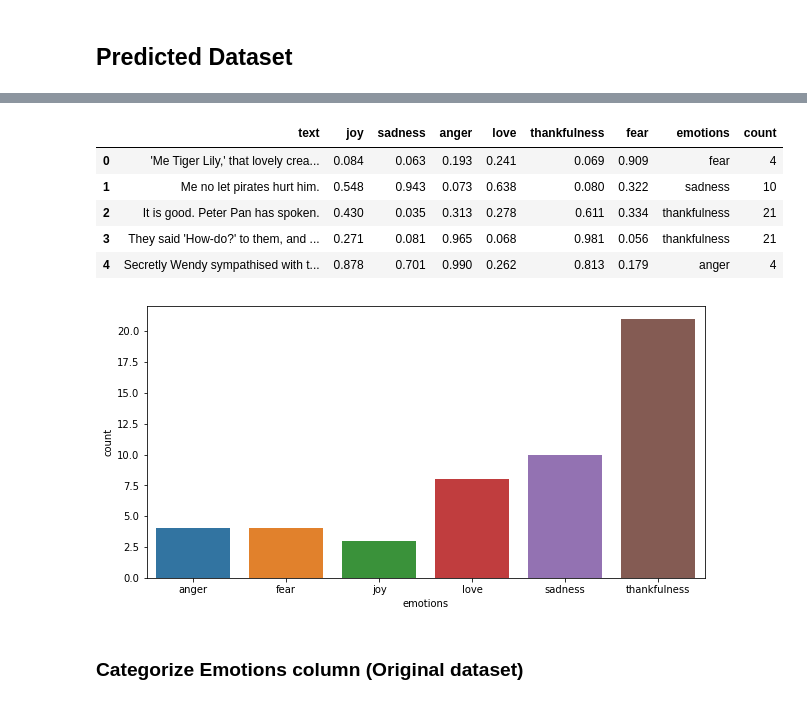
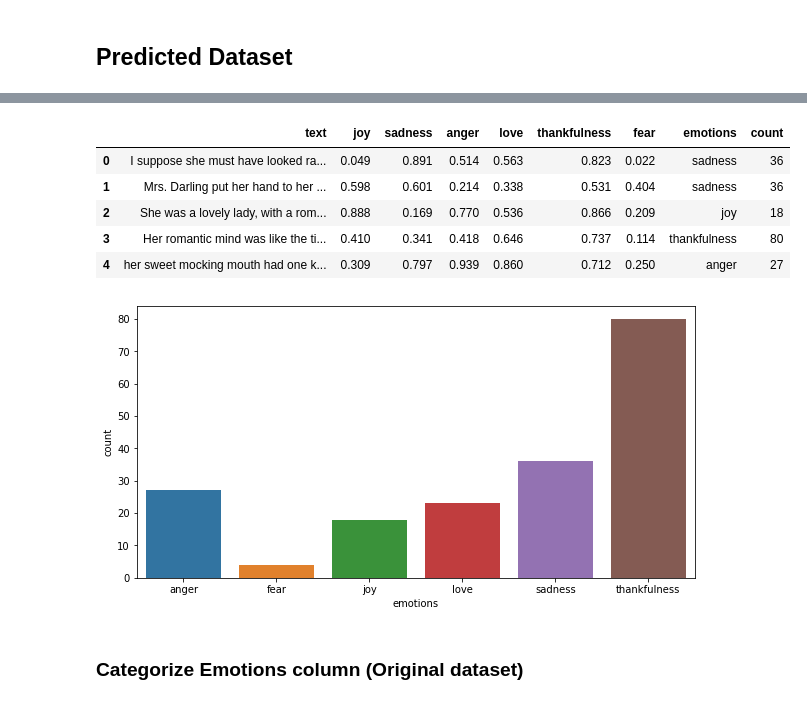
Before and after one commit to vinitshah24/Emotions-Detection-Text-RNN, a Jupyter notebook: precision_recall_visualization.ipynb, the cells around one changed output, grey strips where cells are left out. Drawn from its saved outputs; the diff is of its cells as text; code cells hidden in the pictures.

```diff
--- a/precision_recall_visualization.ipynb
+++ b/precision_recall_visualization.ipynb
@@ -11,6 +12,8 @@ from sklearn.metrics import (
     recall_score,
     f1_score,
     classification_report)
+# %%
+pd.set_option('display.max_rows', 200)
 # %%
 def get_max_emotion_score_df(file, emotion_col, emotion_count_col):
     df = pd.read_csv(file)
@@ -53,19 +66,19 @@ df = pd.read_csv("results/detected_emotions_output_031921_222035.csv")
 # %%
-pred_df = get_max_emotion_score_df(file="results/detected_emotions_output_031921_222035.csv",
+pred_df = get_max_emotion_score_df(file="results/detected_emotions_novel_output_main.csv",
                              emotion_col="emotions",
                              emotion_count_col="count")
 pred_df.head()
 # %% [output]
 |  | text | joy | sadness | anger | love | thankfulness | fear | emotions | count |
-| 0 | 'Me Tiger Lily,' that lovely crea... | 0.084 | 0.063 | 0.193 | 0.241 | 0.069 | 0.909 | fear | 4 |
-| 1 | Me no let pirates hurt him. | 0.548 | 0.943 | 0.073 | 0.638 | 0.080 | 0.322 | sadness | 10 |
-| 2 | It is good. Peter Pan has spoken. | 0.430 | 0.035 | 0.313 | 0.278 | 0.611 | 0.334 | thankfulness | 21 |
-| 3 | They said 'How-do?' to them, and ... | 0.271 | 0.081 | 0.965 | 0.068 | 0.981 | 0.056 | thankfulness | 21 |
-| 4 | Secretly Wendy sympathised with t... | 0.878 | 0.701 | 0.990 | 0.262 | 0.813 | 0.179 | anger | 4 |
+| 0 | I suppose she must have looked ra... | 0.049 | 0.891 | 0.514 | 0.563 | 0.823 | 0.022 | sadness | 36 |
+| 1 | Mrs. Darling put her hand to her ... | 0.598 | 0.601 | 0.214 | 0.338 | 0.531 | 0.404 | sadness | 36 |
+| 2 | She was a lovely lady, with a rom... | 0.888 | 0.169 | 0.770 | 0.536 | 0.866 | 0.209 | joy | 18 |
+| 3 | Her romantic mind was like the ti... | 0.410 | 0.341 | 0.418 | 0.646 | 0.737 | 0.114 | thankfulness | 80 |
+| 4 | her sweet mocking mouth had one k... | 0.309 | 0.797 | 0.939 | 0.860 | 0.712 | 0.250 | anger | 27 |
 # %%
 display_bar_chart(pred_df, emotion_col="emotions", emotion_count_col="count")
 # %% [output]
-[figure, old version]
+[figure, new version]
 # %% [markdown]
 ### Categorize Emotions column (Original dataset)
 # %%
```
Also changed, not shown: parts of 17 cells of this notebook, 9 other files.
